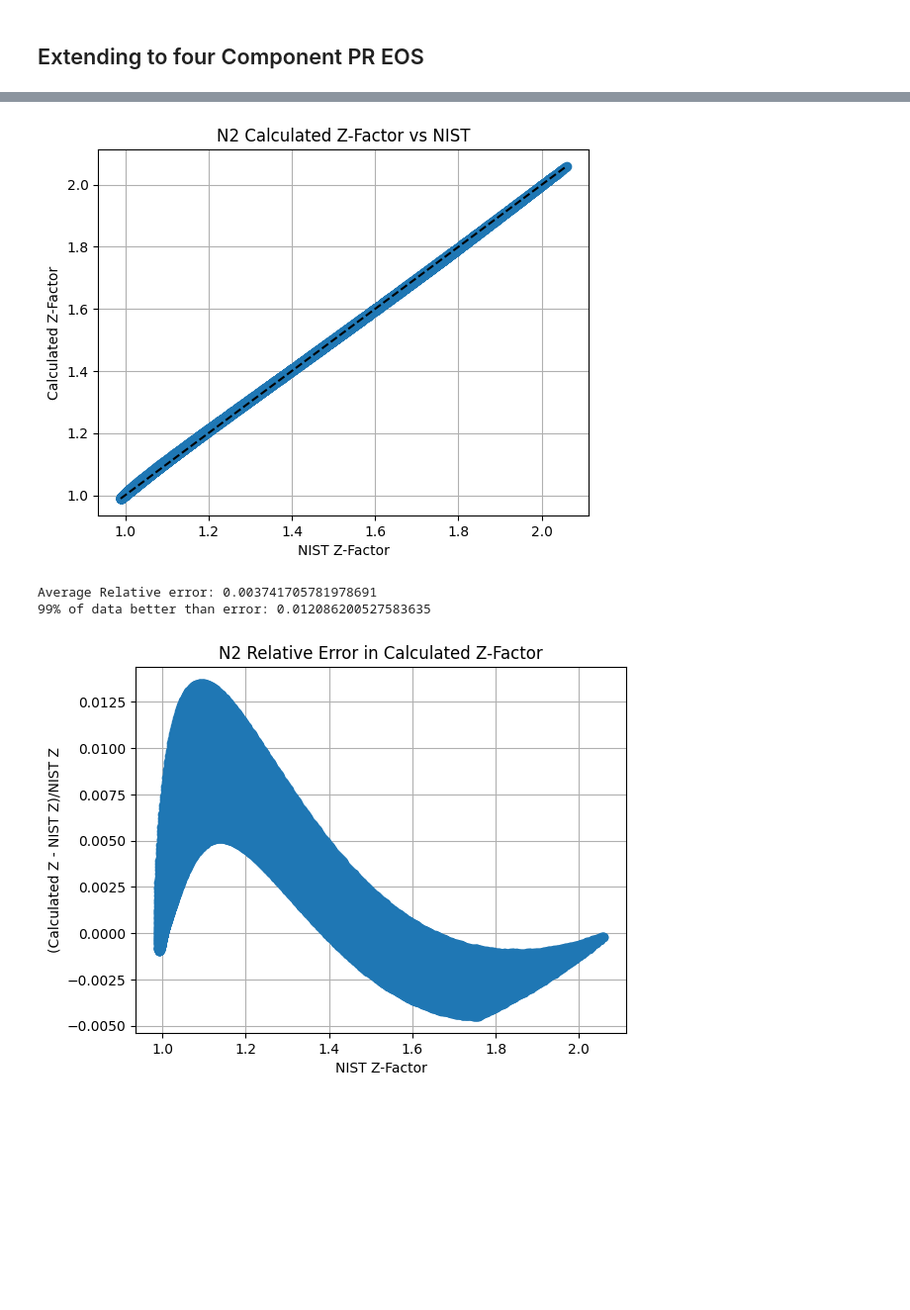
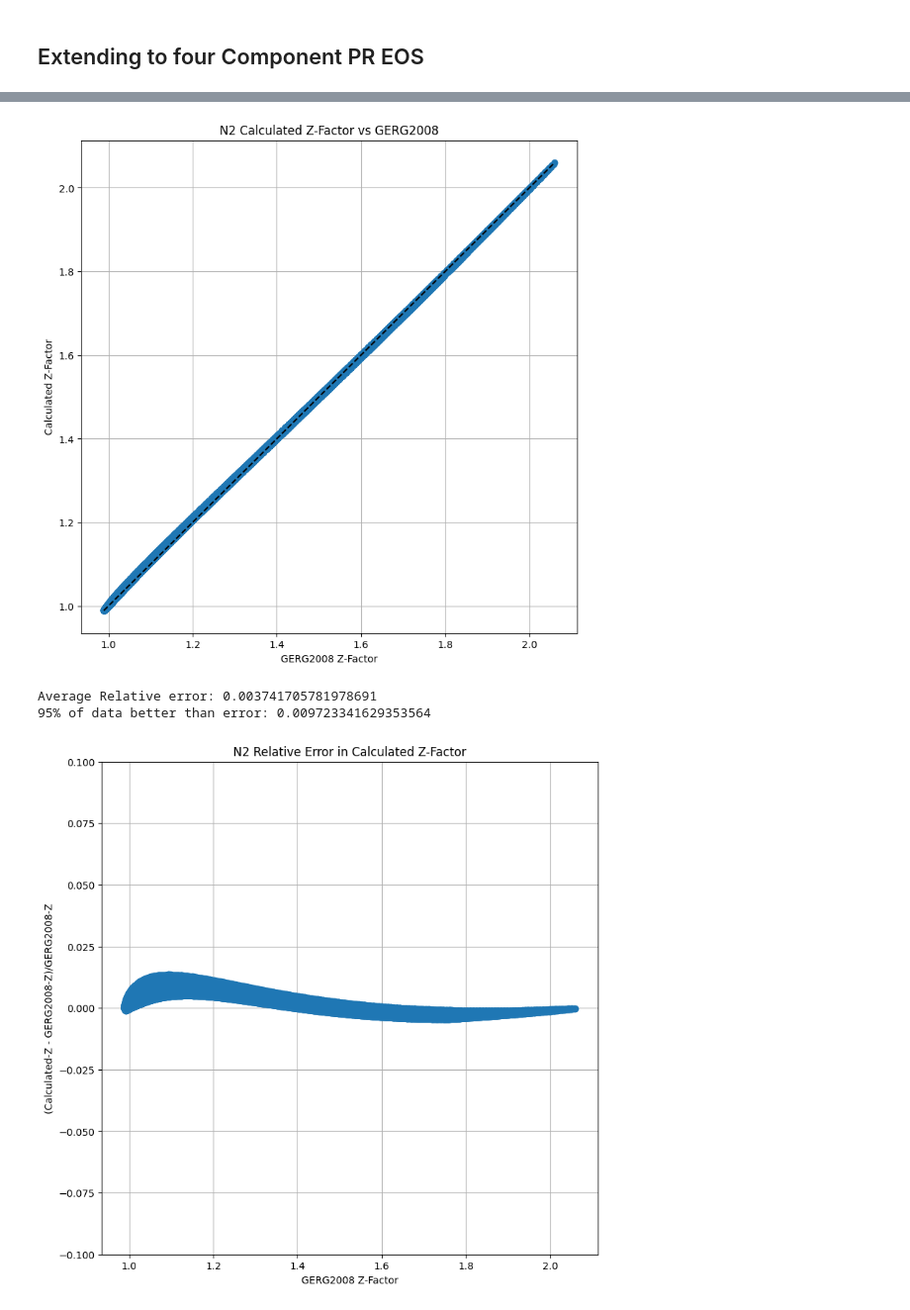
Before and after one commit to mwburgoyne/5_Component_PengRobinson_Z-Factor, a Jupyter notebook: Residual error review.ipynb, the cells around one changed output, grey strips where cells are left out. Shown at 99% size. Drawn from its saved outputs; the diff is of its cells as text; code cells hidden in the pictures; blank space fills up the shorter version.

```diff
--- a/Residual error review.ipynb
+++ b/Residual error review.ipynb
@@ -112,48 +197,23 @@ Average Relative error: 0.01583028275935455
 # %%
 # Compare pure N2
 mwGas = 28.014
 sg = mwGas/mwAir
 co2, h2s, n2 = 0.0, 0.0, 1.0
-df = pd.read_excel('NIST_Zs.xlsx', sheet_name='N2')
+df = pd.read_excel('Z-GERG_N2.xlsx')#, sheet_name='N2')
 degfs = np.array(df['Temperature (F)'])
 psias = np.array(df['Pressure (psia)'])
 Zs = np.array(df['Z'])
 densities = psias*mwGas/(Zs*R*(degfs+degF2R))
 calc_Zs = []
 for i in range(len(degfs)):
     calc_Zs.append(pr_z.peng_robinson_z(degfs[i], psias[i], sg, co2=co2, h2s=h2s, n2=n2))
 calc_Zs = np.array(calc_Zs)
 calc_densities = psias*mwGas/(calc_Zs*R*(degfs+degF2R))
-plt.plot(Zs, calc_Zs, 'o')
-plt.plot([min(Zs), max(Zs)], [min(Zs), max(Zs)], '--', c='k')
-plt.title('N2 Calculated Z-Factor vs NIST')
-plt.xlabel('NIST Z-Factor')
-plt.xlabel('NIST Z-Factor')
-plt.ylabel('Calculated Z-Factor')
-plt.grid()
-plt.savefig('n2.png')
-plt.show()
 errs = np.abs(calc_Zs - Zs)/Zs
-print('Average Relative error:',np.mean(errs))
-print('99% of data better than error:', np.percentile(errs, 99))
-
-errs = (calc_Zs - Zs)/Zs
-plt.plot(Zs, errs, 'o')
-plt.title('N2 Relative Error in Calculated Z-Factor')
-plt.xlabel('NIST Z-Factor')
-plt.ylabel('(Calculated Z - NIST Z)/NIST Z')
-plt.grid()
-#plt.savefig('rel_co2.png')
-plt.show()
-
-fig, ax = plt.subplots()
-res = stats.probplot(errs, plot=ax)
-ax.set_title('Normal Probability Plot of N2 Residuals')
-ax.set_xlabel('Theoretical Quantiles')
-ax.set_ylabel('Ordered Values')
-plt.show()
+Zplots('N2')
+molar_plots('N2')
 # %% [output]
-[figure, old version]
+[figure, new version]
 Average Relative error: 0.003741705781978691
-99% of data better than error: 0.012086200527583635
+95% of data better than error: 0.009723341629353564
-[figure, old version]
+[figure, new version]
```
Also changed, not shown: parts of 7 cells of this notebook, 1 other file.
